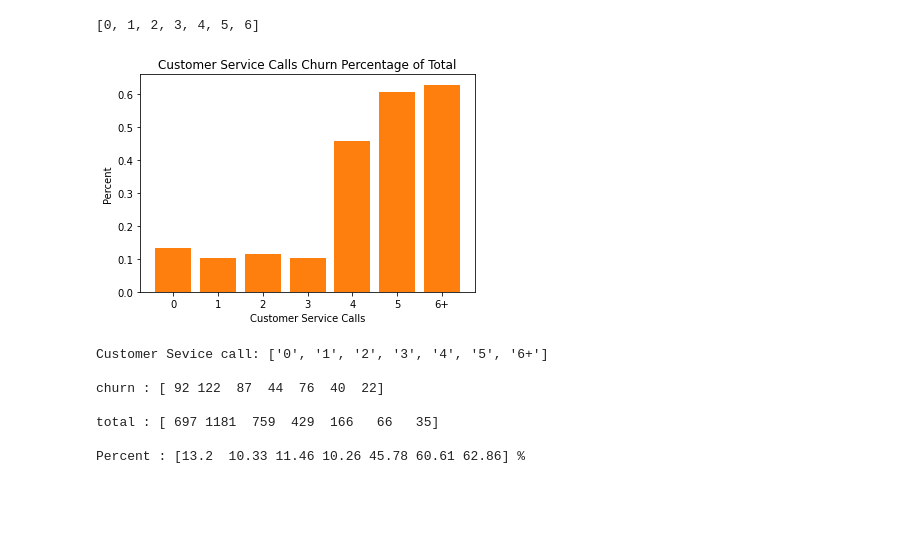
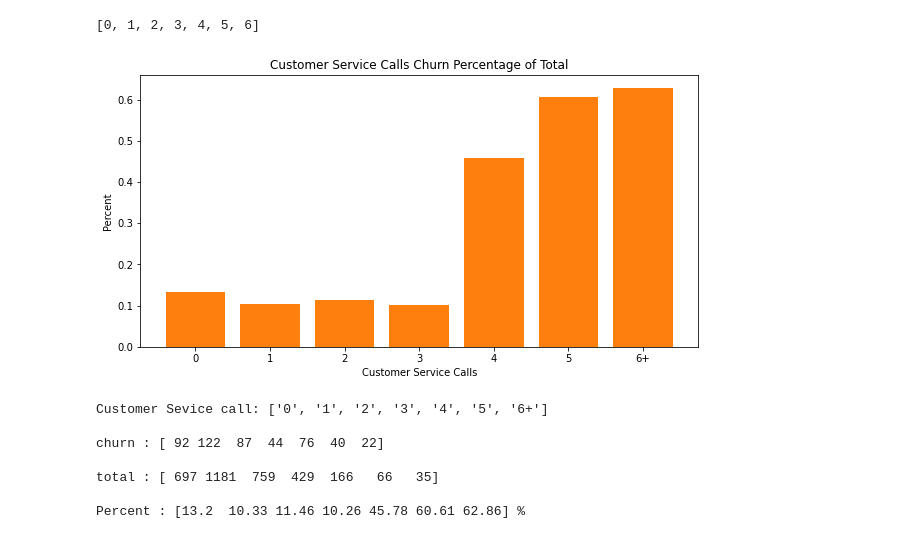
Before and after one commit to KyleWeesner/Customer_retention_plan_for_Syriatel_Mobile_Telecom, a Jupyter notebook: workspace/Feature Importance Analysis.ipynb, the cells around one changed output. Cells and saved outputs as stored; diff of their text form; code cells hidden in the pictures; blank space fills up the shorter version.

```diff
--- a/workspace/Feature Importance Analysis.ipynb
+++ b/workspace/Feature Importance Analysis.ipynb
@@ -86,19 +86,20 @@ df_viz['customer service calls'].value_counts().sort_index().index.tolist() #cur
 # %% [output]
 [0, 1, 2, 3, 4, 5, 6]
 # %%
+plt.figure(figsize=(10,5))
 plt.bar((df_viz['customer service calls'].value_counts().sort_index().index), (df_viz_churn['customer service calls'].value_counts().sort_index().values / df_viz['customer service calls'].value_counts().sort_index().values),
        color='tab:orange') #x=index values , height=churn/total (so percent value)
 
 plt.xticks(ticks=df_viz['customer service calls'].value_counts().sort_index().index, labels=['0','1','2','3','4','5','6+']) #x ticks but will change to show binned 6+
 plt.xlabel('Customer Service Calls')
 plt.ylabel('Percent')
 plt.title('Customer Service Calls Churn Percentage of Total')
 
 plt.savefig('../images/customers_service_calls.jpg',
             transparent = False,bbox_inches="tight")
 plt.show();
 # %% [output]
-[figure, old version]
+[figure, new version]
 # %%
 viz_churn = df_viz_churn['customer service calls'].value_counts().sort_index().values #churn values for each call value
 viz_total = df_viz['customer service calls'].value_counts().sort_index().values #total values for each call value
```
Also changed, not shown: parts of 6 cells of this notebook, 8 other files.
